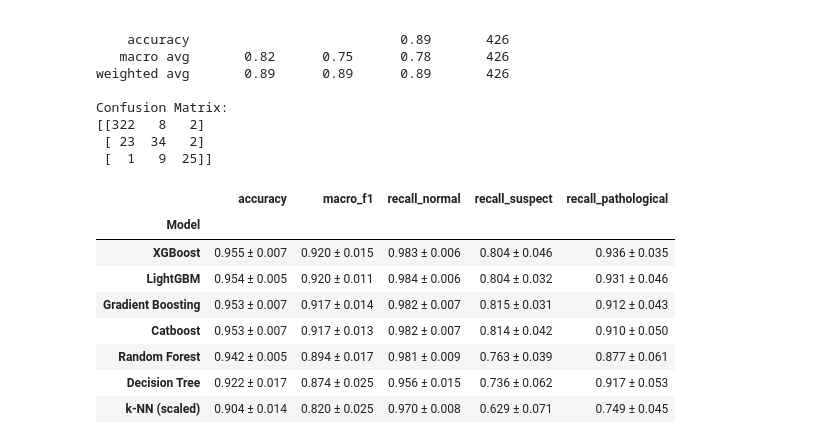
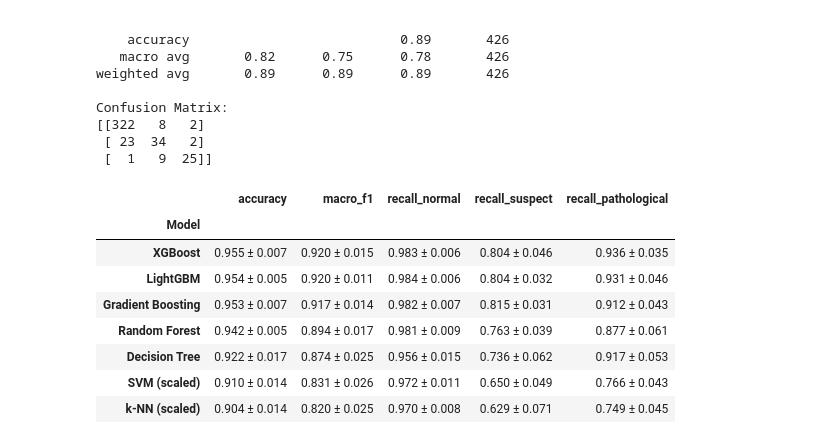
Before and after one commit to Sushanth-xy/FetalHealthClassifier, a Jupyter notebook: main.ipynb, the cells around one changed output. Cells and saved outputs as stored; diff of their text form; code cells hidden in the pictures.

```diff
--- a/main.ipynb
+++ b/main.ipynb
@@ -310,48 +311,58 @@ from sklearn.neighbors import KNeighborsClassifier
 from sklearn.pipeline import make_pipeline
 from sklearn.preprocessing import StandardScaler
 from sklearn.tree import DecisionTreeClassifier
+from sklearn.svm import SVC
 from xgboost import XGBClassifier
+
+try:
+    from catboost import CatBoostClassifier
+    has_catboost = True
+except ImportError:
+    has_catboost = False
+
 y_cv = (y_train - 1).astype(int)
 
 models = {
     "Decision Tree": DecisionTreeClassifier(random_state=42),
-    "Random Forest": RandomForestClassifier(n_estimators=300, random_state=42),  # no max_depth=3 cap
+    "Random Forest": RandomForestClassifier(n_estimators=300, random_state=42),
     "k-NN (scaled)": make_pipeline(StandardScaler(), KNeighborsClassifier(n_neighbors=5)),
     "Gradient Boosting": GradientBoostingClassifier(random_state=42),
     "LightGBM": LGBMClassifier(random_state=42, verbose=-1),
     "XGBoost": XGBClassifier(random_state=42, eval_metric="mlogloss"),
-    "Catboost": CatBoostClassifier(random_state=42, verbose=0),
+    "SVM (scaled)": make_pipeline(StandardScaler(), SVC(kernel='rbf', random_state=42))
 }
+
+if has_catboost:
+    models["Catboost"] = CatBoostClassifier(random_state=42, verbose=0)
 
 scoring = {
     "accuracy": "accuracy",
     "macro_f1": "f1_macro",
     "recall_normal": make_scorer(recall_score, labels=[0], average="macro"),
     "recall_suspect": make_scorer(recall_score, labels=[1], average="macro"),
     "recall_pathological": make_scorer(recall_score, labels=[2], average="macro"),
 }
 
-# 5 folds x 3 repeats = 15 scores per model, so the std is meaningful
 cv = RepeatedStratifiedKFold(n_splits=5, n_repeats=3, random_state=42)
 
 rows = []
 for name, model in models.items():
     res = cross_validate(model, X_train, y_cv, cv=cv, scoring=scoring, n_jobs=-1)
     row = {"Model": name}
     for metric in scoring:
         scores = res[f"test_{metric}"]
         row[metric] = f"{scores.mean():.3f} ± {scores.std():.3f}"
     rows.append(row)
 
 results = pd.DataFrame(rows).set_index("Model")
 display(results.sort_values("macro_f1", ascending=False))
 # %% [output]
 |  | accuracy | macro_f1 | recall_normal | recall_suspect | recall_pathological |
 | Model |  |  |  |  |  |
 | XGBoost | 0.955 ± 0.007 | 0.920 ± 0.015 | 0.983 ± 0.006 | 0.804 ± 0.046 | 0.936 ± 0.035 |
 | LightGBM | 0.954 ± 0.005 | 0.920 ± 0.011 | 0.984 ± 0.006 | 0.804 ± 0.032 | 0.931 ± 0.046 |
 | Gradient Boosting | 0.953 ± 0.007 | 0.917 ± 0.014 | 0.982 ± 0.007 | 0.815 ± 0.031 | 0.912 ± 0.043 |
-| Catboost | 0.953 ± 0.007 | 0.917 ± 0.013 | 0.982 ± 0.007 | 0.814 ± 0.042 | 0.910 ± 0.050 |
 | Random Forest | 0.942 ± 0.005 | 0.894 ± 0.017 | 0.981 ± 0.009 | 0.763 ± 0.039 | 0.877 ± 0.061 |
 | Decision Tree | 0.922 ± 0.017 | 0.874 ± 0.025 | 0.956 ± 0.015 | 0.736 ± 0.062 | 0.917 ± 0.053 |
+| SVM (scaled) | 0.910 ± 0.014 | 0.831 ± 0.026 | 0.972 ± 0.011 | 0.650 ± 0.049 | 0.766 ± 0.043 |
 | k-NN (scaled) | 0.904 ± 0.014 | 0.820 ± 0.025 | 0.970 ± 0.008 | 0.629 ± 0.071 | 0.749 ± 0.045 |
```
Also changed, not shown: parts of 9 cells of this notebook.
